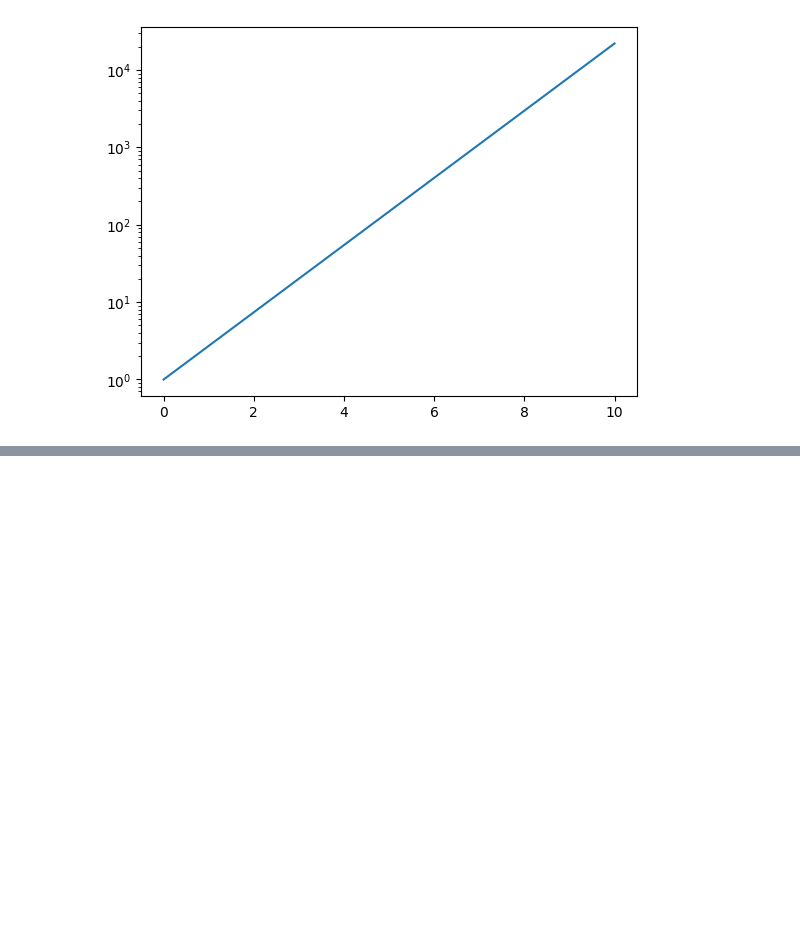
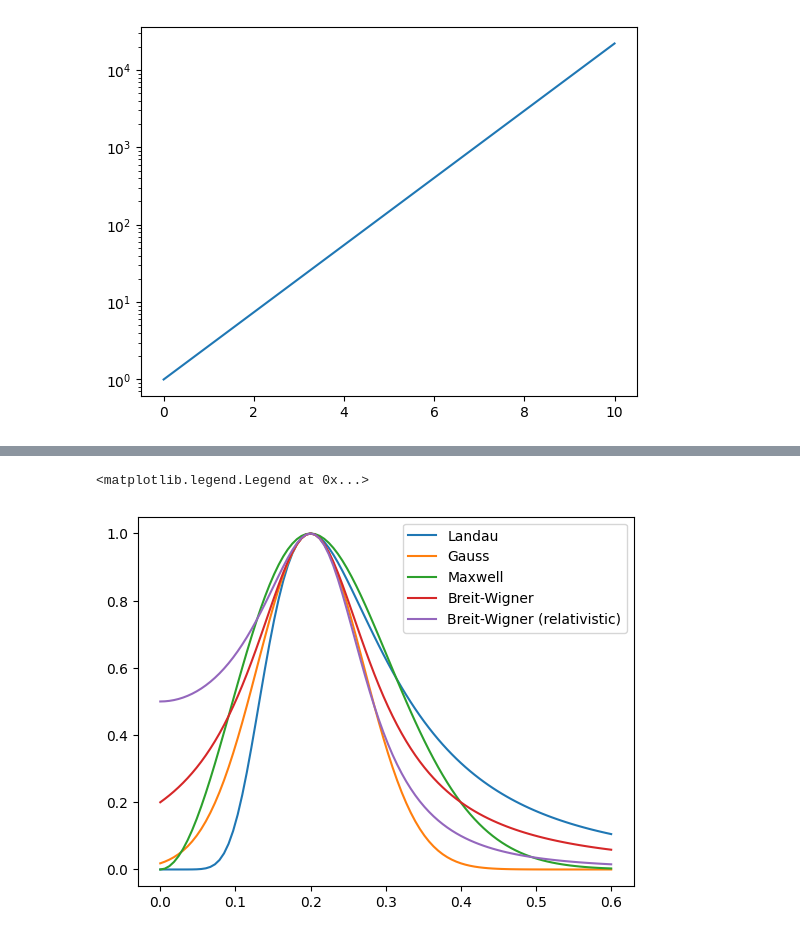
Before and after one commit to pinbraerts/vychmaty, a Jupyter notebook: block1.ipynb, the cells around one changed output, grey strips where cells are left out. Drawn from its saved outputs; the diff is of its cells as text; code cells hidden in the pictures; blank space fills up the shorter version.

```diff
--- a/block1.ipynb
+++ b/block1.ipynb
@@ -1209,3 +1220,24 @@ def experiment(N, generator, function, ax=plt, M=1, rng=None):
+# %%
+from scipy.stats import rel_breitwigner
+import matplotlib.pyplot as plt
+from pylandau import landau
+import numpy as np
+
+x = np.linspace(0, 0.6, 100)
+s = 0.1
+x0 = 0.2
+bw      = lambda x: 1 / (x * x + 1)
+gauss   = lambda x: np.exp(-x * x)
+maxwell = lambda x: x ** 2 * gauss(x)
+plt.plot(x, landau(x, x0, s / 2), label='Landau')
+plt.plot(x, gauss((x - x0) / s), label='Gauss')
+plt.plot(x, np.e * maxwell(1 + (x - x0) / s / 2), label='Maxwell')
+plt.plot(x, bw((x - x0) / s), label='Breit-Wigner')
+plt.plot(x, bw((x * x - x0 * x0) / 2 / s / x0), label='Breit-Wigner (relativistic)')
+plt.legend()
+# %% [output]
+<matplotlib.legend.Legend at 0x...>
+[figure, added]
 # %%
 fig, axs = plt.subplots(2, 2, dpi=200)
 N = 1000
```
Also changed, not shown: parts of 3 cells of this notebook.
